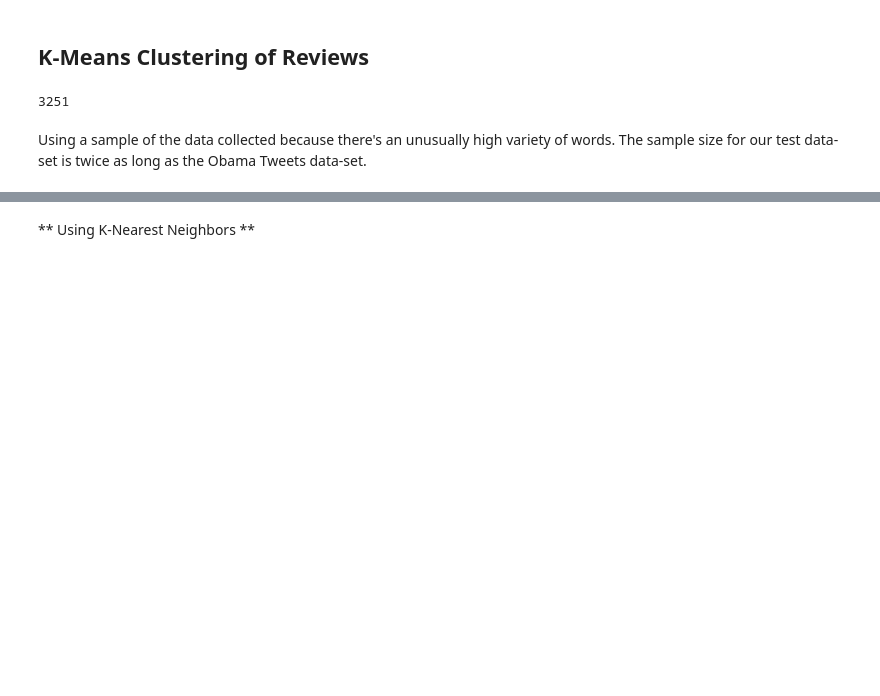
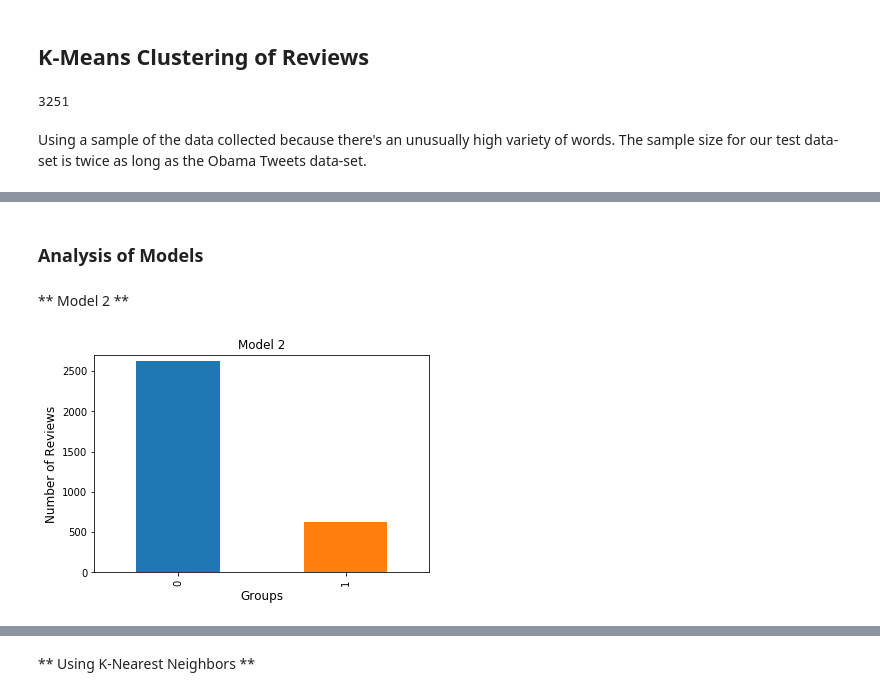
Before and after one commit to BetoBob/PolyRatings-Analysis, a Jupyter notebook: machine_learning.ipynb, the cells around one changed output, grey strips where cells are left out. Cells and saved outputs as stored; diff of their text form; code cells hidden in the pictures; blank space fills up the shorter version.

```diff
--- a/machine_learning.ipynb
+++ b/machine_learning.ipynb
@@ -55,3 +130,23 @@ for n in range(2, 7):
     test_set["model_" + str(n)] = clusters
 
 test_set.to_csv("kmeans_test_set.csv")
+# %% [markdown]
+### Analysis of Models
+# %% [markdown]
+** Model 2 **
+# %%
+%matplotlib inline
+import pandas as pd
+import matplotlib.pyplot as plt
+
+test_set = pd.read_csv("kmeans_test_set.csv")
+
+test_set["model_2"].value_counts().plot.bar().set_title("Model 2")
+
+plt.xlabel("Groups", fontsize = 12)
+plt.ylabel("Number of Reviews", fontsize = 12)
+plt.ylim(0, 2700)
+
+plt.savefig("img/model_2.png")
+# %% [output]
+[figure, added]
```
Also changed, not shown: parts of 36 cells of this notebook, 3 other files.
